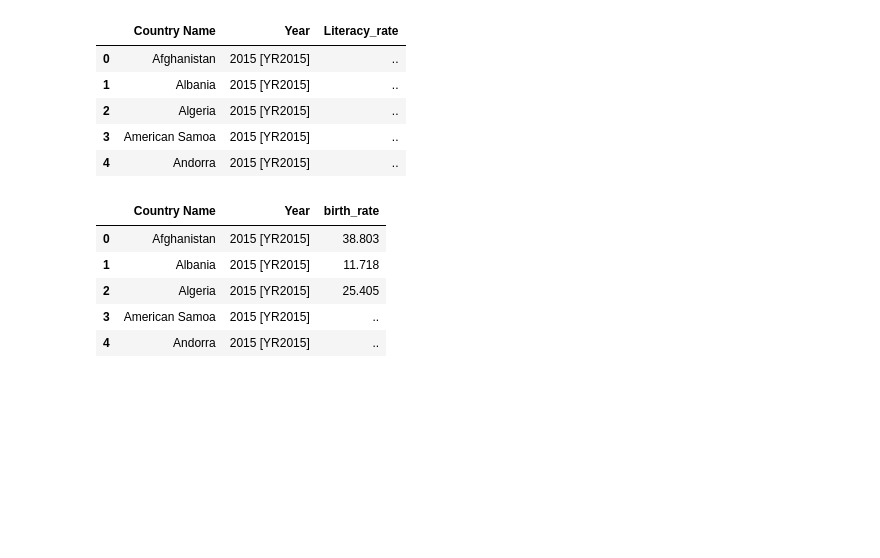
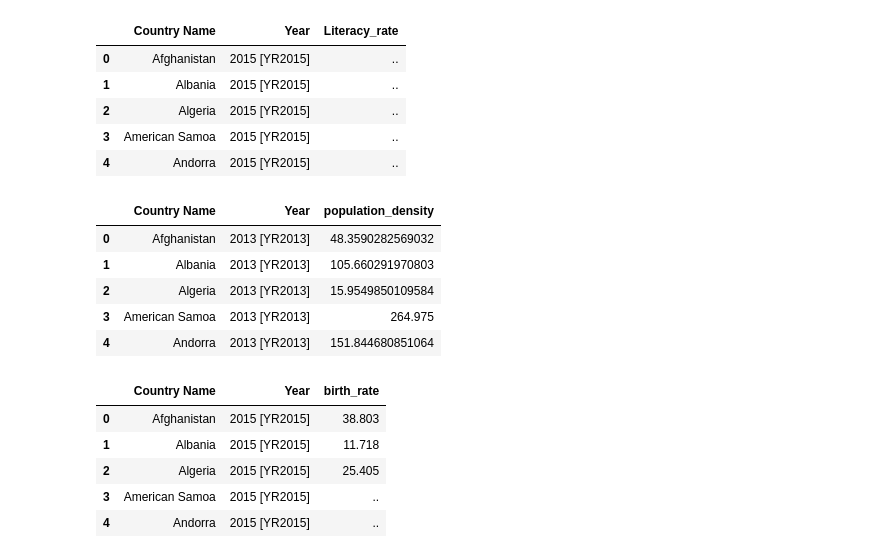
Before and after one commit to ALEXTORTI/DS3001-PROJECT, a Jupyter notebook: project_file.ipynb, the cells around one changed output. Saved outputs shown, nothing was run; the diff lists cells and outputs as text; code cells hidden in the pictures; blank space fills up the shorter version.

```diff
--- a/project_file.ipynb
+++ b/project_file.ipynb
@@ -45,6 +45,20 @@ df_lit.head()
 | 2 | Algeria | 2015 [YR2015] | .. |
 | 3 | American Samoa | 2015 [YR2015] | .. |
 | 4 | Andorra | 2015 [YR2015] | .. |
+# %%
+#Population Data
+pop_df = pd.read_csv("/Users/alexandratorti/DS-3001/DS-3001/Final_Project/pop_data.csv")
+df_pop = pd.melt(pop_df, id_vars=['Country Name', 'Country Code', 'Series Name', "Series Code"], var_name='Year', value_name='population_density')
+columns_to_drop = ['Series Name', 'Series Code', 'Country Code']
+df_pop = df_pop.drop(columns=columns_to_drop)
+df_pop.head()
+# %% [output]
+|  | Country Name | Year | population_density |
+| 0 | Afghanistan | 2013 [YR2013] | 48.3590282569032 |
+| 1 | Albania | 2013 [YR2013] | 105.660291970803 |
+| 2 | Algeria | 2013 [YR2013] | 15.9549850109584 |
+| 3 | American Samoa | 2013 [YR2013] | 264.975 |
+| 4 | Andorra | 2013 [YR2013] | 151.844680851064 |
 # %%
 #Birth Rate Data
 birth_df = pd.read_csv("/Users/alexandratorti/DS-3001/DS-3001/Final_Project/birthratedata.csv")
```
Also changed, not shown: parts of 19 cells of this notebook.
